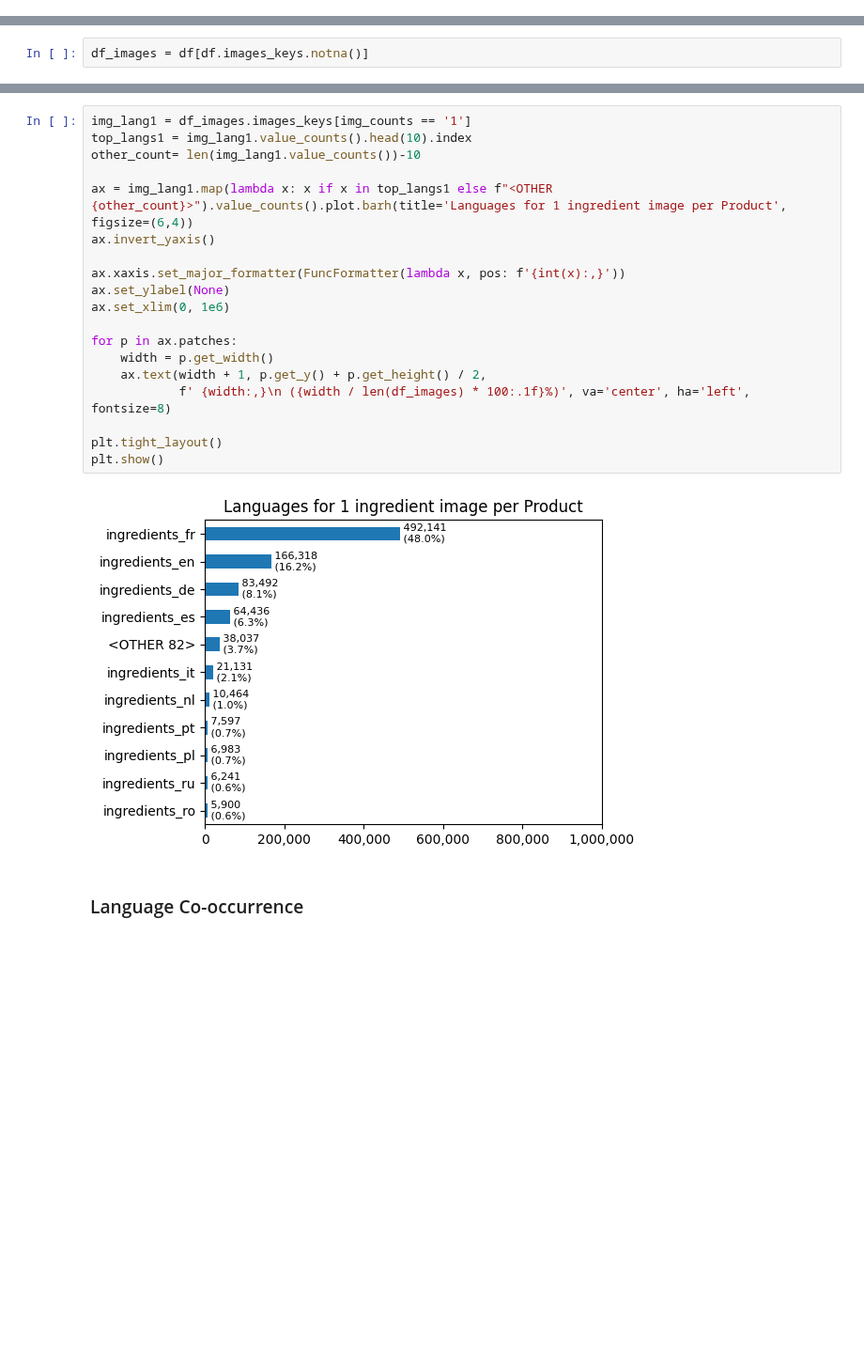
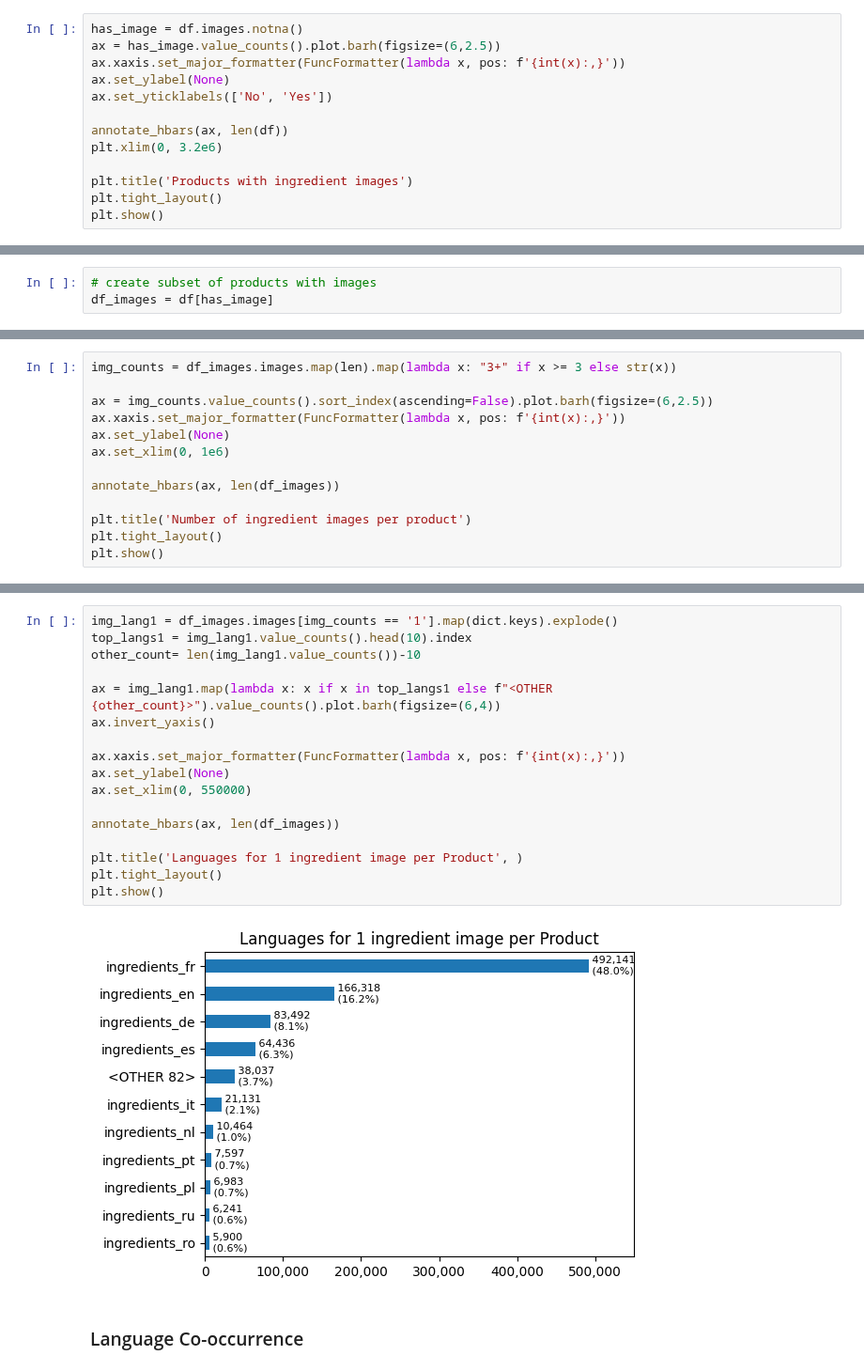
Before and after one commit to goerlitz/openfoodfacts-data-analysis, a Jupyter notebook: notebooks/14_ingredient_analysis2.ipynb, the cells around one changed output, grey strips where cells are left out. Shown at 94% size. Cells and saved outputs as stored; diff of their text form; blank space fills up the shorter version.

```diff
--- a/notebooks/14_ingredient_analysis2.ipynb
+++ b/notebooks/14_ingredient_analysis2.ipynb
@@ -146,0 +179,13 @@ plt.show()
+# %%
+has_image = df.images.notna()
+ax = has_image.value_counts().plot.barh(figsize=(6,2.5))
+ax.xaxis.set_major_formatter(FuncFormatter(lambda x, pos: f'{int(x):,}'))
+ax.set_ylabel(None)
+ax.set_yticklabels(['No', 'Yes'])
+
+annotate_hbars(ax, len(df))
+plt.xlim(0, 3.2e6)
+
+plt.title('Products with ingredient images')
+plt.tight_layout()
+plt.show()
@@ -147,3 +194,4 @@ plt.show()
 # %%
-df_images = df[df.images_keys.notna()]
+# create subset of products with images
+df_images = df[has_image]
 # %% [markdown]
@@ -219,0 +217,13 @@ Name: count, dtype: object
+# %%
+img_counts = df_images.images.map(len).map(lambda x: "3+" if x >= 3 else str(x))
+
+ax = img_counts.value_counts().sort_index(ascending=False).plot.barh(figsize=(6,2.5))
+ax.xaxis.set_major_formatter(FuncFormatter(lambda x, pos: f'{int(x):,}'))
+ax.set_ylabel(None)
+ax.set_xlim(0, 1e6)
+
+annotate_hbars(ax, len(df_images))
+
+plt.title('Number of ingredient images per product')
+plt.tight_layout()
+plt.show()
@@ -220,24 +255,22 @@ Name: count, dtype: object
 # %%
-img_lang1 = df_images.images_keys[img_counts == '1']
+img_lang1 = df_images.images[img_counts == '1'].map(dict.keys).explode()
 top_langs1 = img_lang1.value_counts().head(10).index
 other_count= len(img_lang1.value_counts())-10
 
-ax = img_lang1.map(lambda x: x if x in top_langs1 else f"<OTHER {other_count}>").value_counts().plot.barh(title='Languages for 1 ingredient image per Product', figsize=(6,4))
+ax = img_lang1.map(lambda x: x if x in top_langs1 else f"<OTHER {other_count}>").value_counts().plot.barh(figsize=(6,4))
 ax.invert_yaxis()
 
 ax.xaxis.set_major_formatter(FuncFormatter(lambda x, pos: f'{int(x):,}'))
 ax.set_ylabel(None)
-ax.set_xlim(0, 1e6)
+ax.set_xlim(0, 550000)
 
-for p in ax.patches:
-    width = p.get_width()
-    ax.text(width + 1, p.get_y() + p.get_height() / 2,
-            f' {width:,}\n ({width / len(df_images) * 100:.1f}%)', va='center', ha='left', fontsize=8)
+annotate_hbars(ax, len(df_images))
 
+plt.title('Languages for 1 ingredient image per Product', )
 plt.tight_layout()
 plt.show()
 # %% [output]
-[figure, old version]
+[figure, new version]
 # %% [markdown]
 ### Language Co-occurrence
 # %%
```
Also changed, not shown: parts of 47 cells of this notebook.
